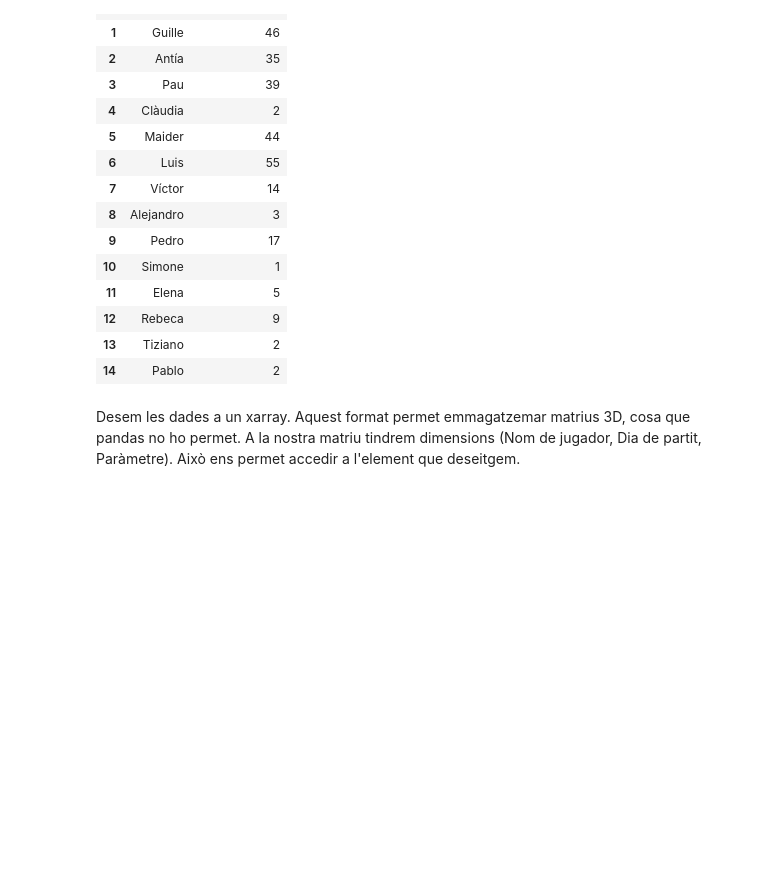
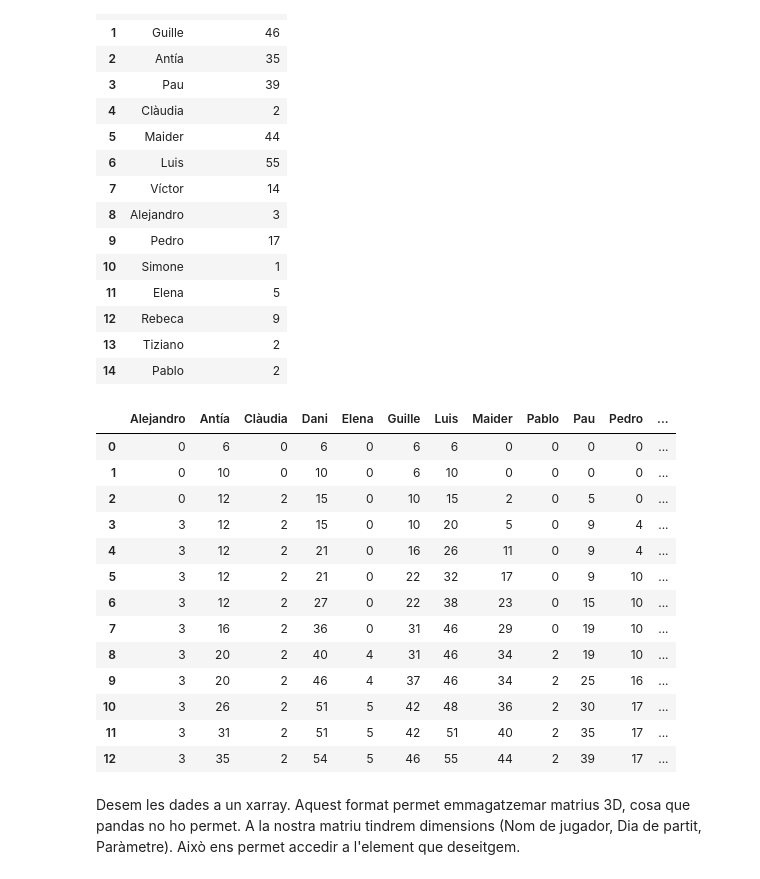
Before and after one commit to pgrebolt/ICEChampionsLeague, a Jupyter notebook: create_stats.ipynb, the cells around one changed output. Saved outputs shown, nothing was run; the diff lists cells and outputs as text; code cells hidden in the pictures; blank space fills up the shorter version.

Commit message:
Added games played data to stats.nc

```diff
--- a/create_stats.ipynb
+++ b/create_stats.ipynb
@@ -51,9 +51,10 @@ dict_items([('Dani', 54), ('Guille', 46), ('Antía', 35), ('Pau', 39), ('Clàudi
 # %%
 # En aquest dataframe hi guardem les estadístiques finals després de cada jornada
 winplayed_matchdays = pd.DataFrame(columns=players_names)
+played_matchdays = pd.DataFrame(columns=players_names)
 
 for nmatchday in range(len(matchdays)):
-    # Initialize an empty dictionary to store win counts
+    # Initialize an empty dictionary to store data
     win_counts = {}
     played_counts = {}
     winplayed_counts = {}
@@ -75,34 +76,55 @@ for nmatchday in range(len(matchdays)):
         win_counts[player] = win_counts.get(player, 0) + 1
 
     # Games played
     for player in players_names:
         # Comptem quantes vegades el nom del jugador apareix al registre de partits
         games_played = (matchday_df[['Jugador 1', 'Jugador 2', 'Jugador 3', 'Jugador 4']] == player).sum().sum()
 
         # Desem a un diccionari el recompte de partits jugats
         played_counts[player] = games_played
 
         # Desem a un diccionari la ràtio entre partits guanyats i partits jugats
         if games_played == 0:
             winplayed_counts[player] = 0
         else:
             winplayed_counts[player] = win_counts.get(player, 0) / games_played
 
         #print(player)
         #win_counts[player] = win_counts.get(player, 0) /
 
     # Create dataframe with results of this matchday
     matchday_ratio = pd.DataFrame(winplayed_counts.items()).transpose().reset_index(drop=True) # la llista vertical de resultats per jugador, la passem a fila
     matchday_ratio.columns = matchday_ratio.iloc[0] # definim que els noms de la columna són els noms dels jugadors (que surten a la 1a fila)
     matchday_ratio = matchday_ratio.drop(matchday_ratio.index[0]) #esborrem la primera fila, que conté els noms del jugadors
 
+    matchday_played = pd.DataFrame(played_counts.items()).transpose().reset_index(drop=True) # la llista vertical de resultats per jugador, la passem a fila
+    matchday_played.columns = matchday_played.iloc[0] # definim que els noms de la columna són els noms dels jugadors (que surten a la 1a fila)
+    matchday_played = matchday_played.drop(matchday_played.index[0]) #esborrem la primera fila, que conté els noms del jugadors
+
+
     # Agrupem els resultats d'aquesta jornada amb els de les anteriors (columna = nom jugador; fila = matchday)
     winplayed_matchdays = pd.concat([winplayed_matchdays, matchday_ratio], ignore_index=True)
+    played_matchdays = pd.concat([played_matchdays, matchday_played], ignore_index=True)
 
 # Convert to DataFrame for display
 #win_counts_df = pd.concat(pd:winDataFrame(list(win_counts.items()), columns=['Player', 'WinCount'])
-# winplayed_matchdays
+played_matchdays
 #win_counts_df
+# %% [output]
+|  | Alejandro | Antía | Clàudia | Dani | Elena | Guille | Luis | Maider | Pablo | Pau | Pedro | ... |
+| 0 | 0 | 6 | 0 | 6 | 0 | 6 | 6 | 0 | 0 | 0 | 0 | ... |
+| 1 | 0 | 10 | 0 | 10 | 0 | 6 | 10 | 0 | 0 | 0 | 0 | ... |
+| 2 | 0 | 12 | 2 | 15 | 0 | 10 | 15 | 2 | 0 | 5 | 0 | ... |
+| 3 | 3 | 12 | 2 | 15 | 0 | 10 | 20 | 5 | 0 | 9 | 4 | ... |
+| 4 | 3 | 12 | 2 | 21 | 0 | 16 | 26 | 11 | 0 | 9 | 4 | ... |
+| 5 | 3 | 12 | 2 | 21 | 0 | 22 | 32 | 17 | 0 | 9 | 10 | ... |
+| 6 | 3 | 12 | 2 | 27 | 0 | 22 | 38 | 23 | 0 | 15 | 10 | ... |
+| 7 | 3 | 16 | 2 | 36 | 0 | 31 | 46 | 29 | 0 | 19 | 10 | ... |
+| 8 | 3 | 20 | 2 | 40 | 4 | 31 | 46 | 34 | 2 | 19 | 10 | ... |
+| 9 | 3 | 20 | 2 | 46 | 4 | 37 | 46 | 34 | 2 | 25 | 16 | ... |
+| 10 | 3 | 26 | 2 | 51 | 5 | 42 | 48 | 36 | 2 | 30 | 17 | ... |
+| 11 | 3 | 31 | 2 | 51 | 5 | 42 | 51 | 40 | 2 | 35 | 17 | ... |
+| 12 | 3 | 35 | 2 | 54 | 5 | 46 | 55 | 44 | 2 | 39 | 17 | ... |
 # %% [markdown]
 Desem les dades a un xarray. Aquest format permet emmagatzemar matrius 3D, cosa que pandas no ho permet. A la nostra matriu tindrem dimensions (Nom de jugador, Dia de partit, Paràmetre). Això ens permet accedir a l'element que deseitgem.
 # %%
```
Also changed, not shown: 1 other file.
